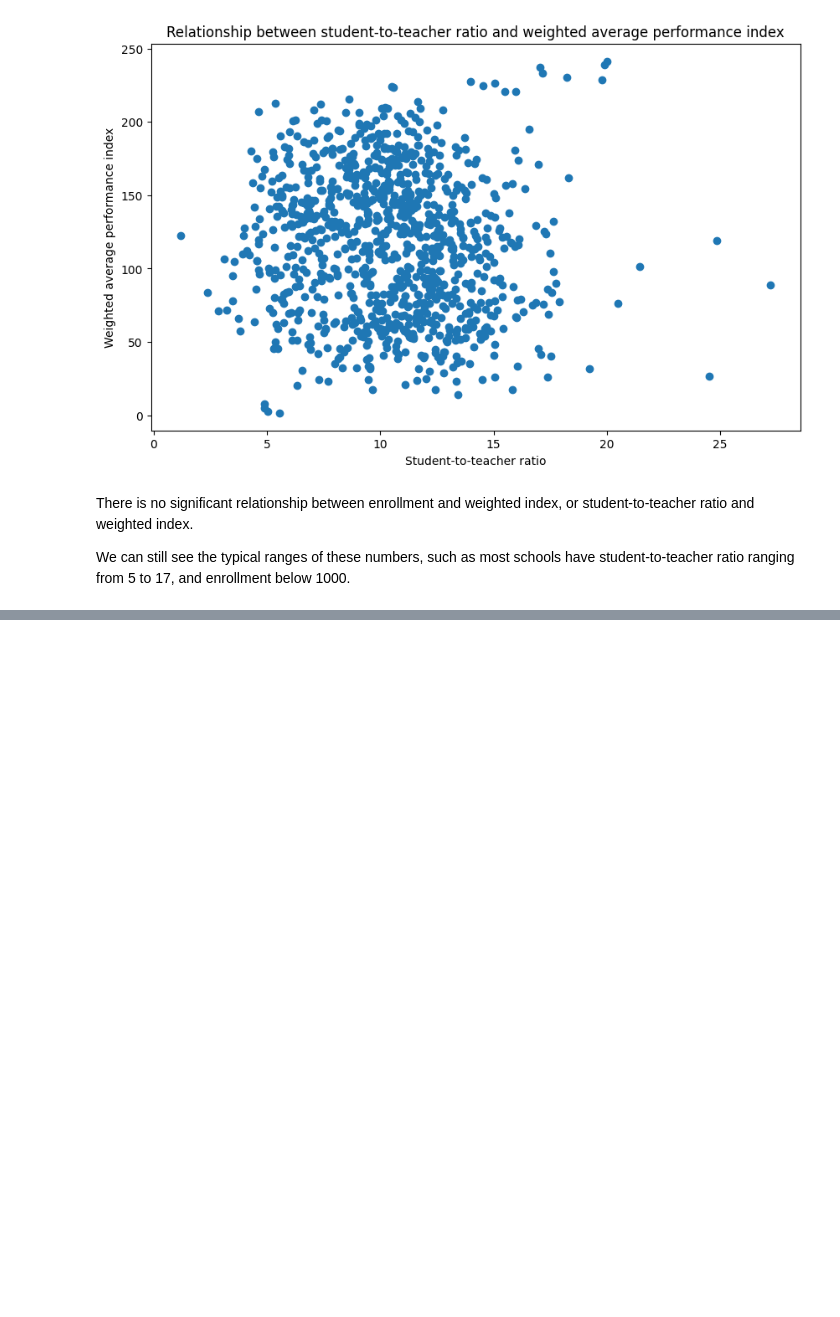
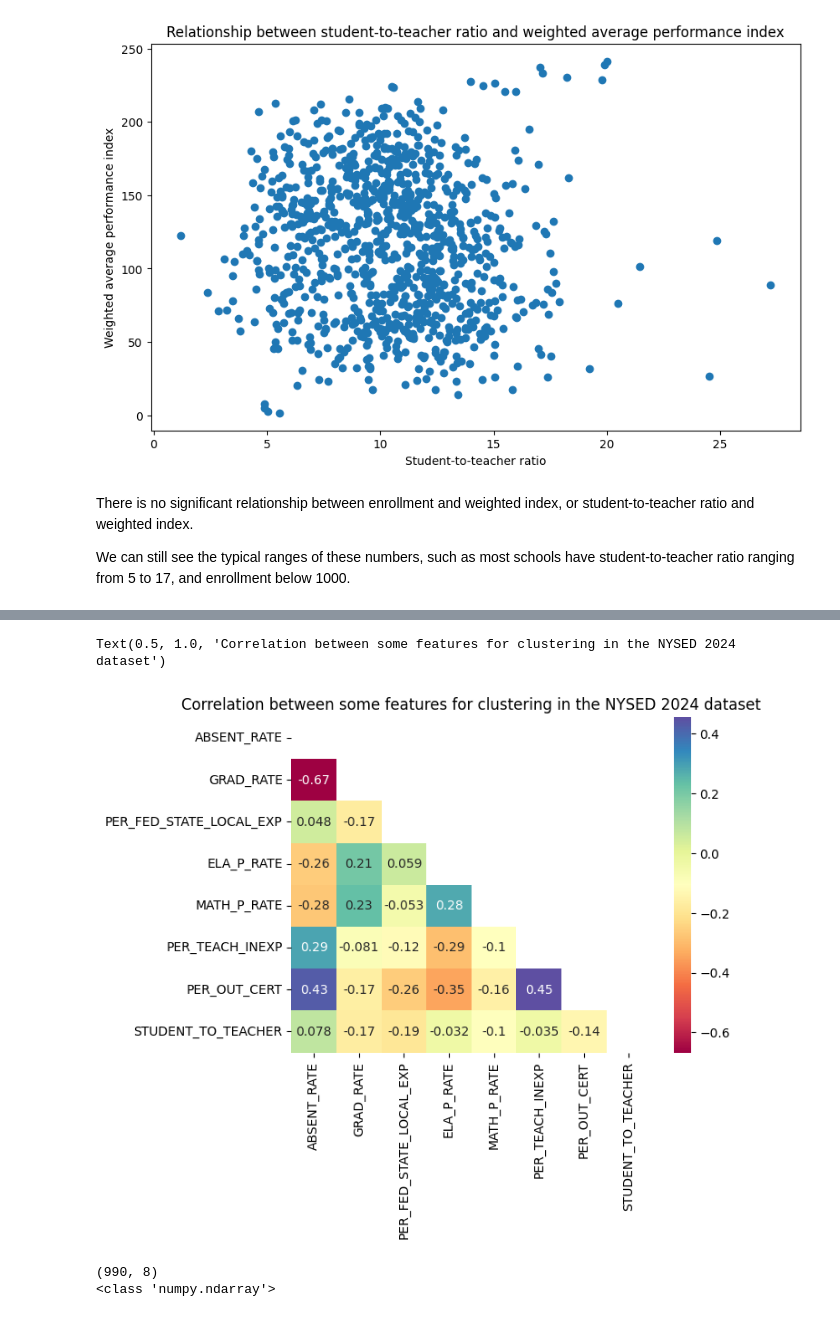
Before and after one commit to thaianle/nysed-2024, a Jupyter notebook: nysed_modeling.ipynb, the cells around one changed output, grey strips where cells are left out. Saved outputs shown, nothing was run; the diff lists cells and outputs as text; code cells hidden in the pictures; blank space fills up the shorter version.

Commit message:
Test clustering algorithms, default settings

```diff
--- a/nysed_modeling.ipynb
+++ b/nysed_modeling.ipynb
@@ -435,0 +438,4 @@ We can still see the typical ranges of these numbers, such as most schools have
+# %%
+nysed_2024_features_df = nysed_2024[['ABSENT_RATE', 'GRAD_RATE', 'PER_FED_STATE_LOCAL_EXP', 'ELA_P_RATE', 'MATH_P_RATE',
+                                     'PER_TEACH_INEXP', 'PER_OUT_CERT', 'STUDENT_TO_TEACHER']]
+nysed_2024_features_df.head()
@@ -435,0 +449,19 @@ We can still see the typical ranges of these numbers, such as most schools have
+# %%
+# Check the pairwise correlations again
+# Check the correlation between selected numerical columns
+features_corr = nysed_2024_features_df.corr()
+plt.figure()
+sns.heatmap(data = features_corr, mask = np.triu(features_corr), cmap = 'Spectral', annot = True)
+# Used np.triu to show only the lower triangle of the correlation graph
+plt.title('Correlation between some features for clustering in the NYSED 2024 dataset')
+# %% [output]
+Text(0.5, 1.0, 'Correlation between some features for clustering in the NYSED 2024 dataset')
+[figure, added]
+# %%
+# Convert to a NumPy array
+X = nysed_2024_features_df.values
+print(X.shape)
+print(type(X))
+# %% [output]
+(990, 8)
+<class 'numpy.ndarray'>
```
Also changed, not shown: parts of 11 cells of this notebook.
